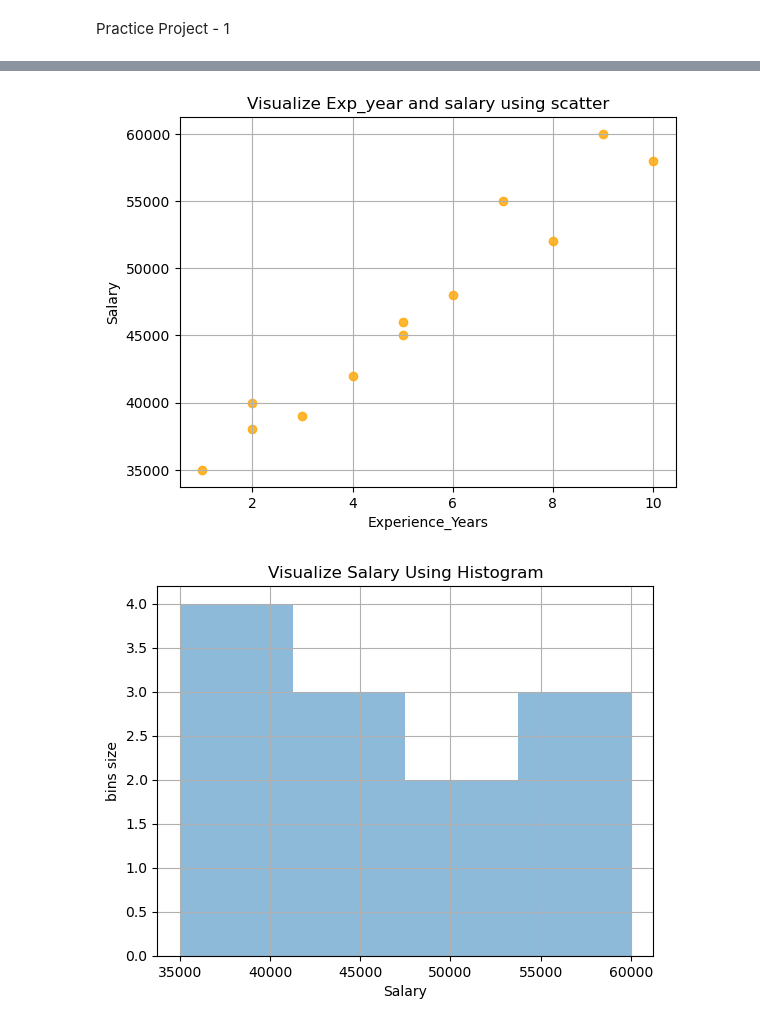
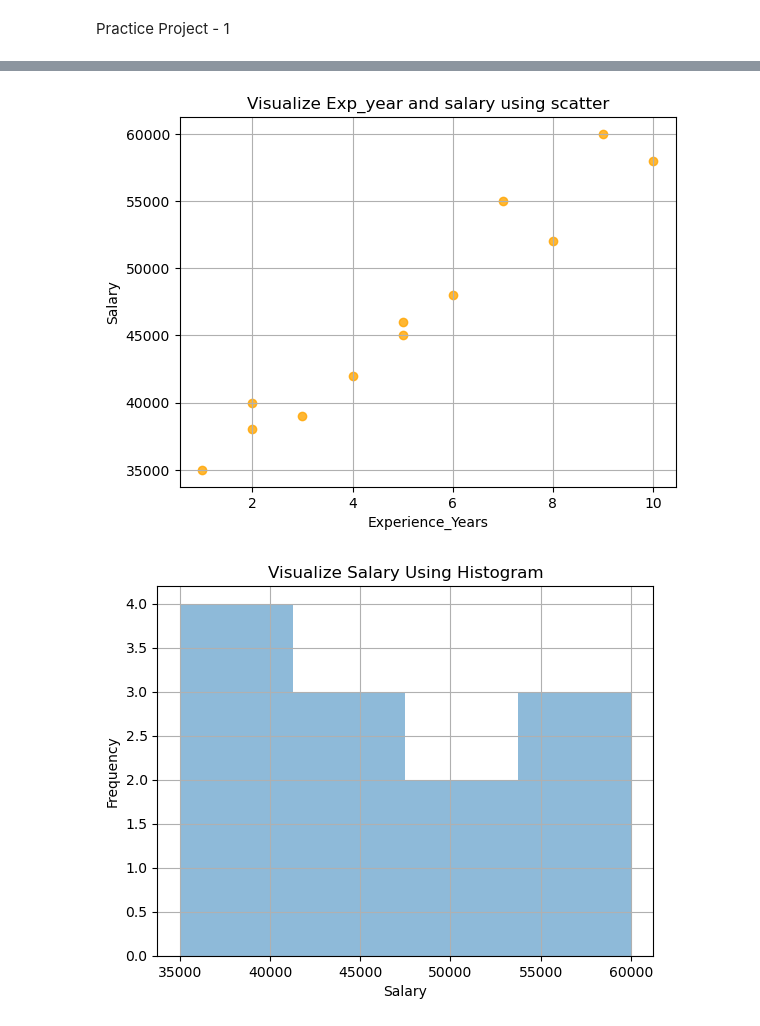
Before and after one commit to shripada-mahato/DS-Practice-Project, a Jupyter notebook: Practice_Project.ipynb, the cells around one changed output, grey strips where cells are left out. Saved outputs shown, nothing was run; the diff lists cells and outputs as text; code cells hidden in the pictures.

```diff
--- a/Practice_Project.ipynb
+++ b/Practice_Project.ipynb
@@ -74,31 +74,53 @@ plt.show()
 
 plt.hist(data['Salary'],
          alpha=0.5,
          bins=4
 )
 plt.title('Visualize Salary Using Histogram')
 plt.grid()
 plt.xlabel('Salary')
 plt.ylabel('Frequency')
 plt.show()
+
+# task - 4
+# plot-1
+plt.figure(figsize=(10,5))
+plt.subplot(1,2,1)
+plt.scatter(data['Experience_Years'],
+            data['Salary'],
+            marker='o',
+            alpha=0.8
+)
+plt.xlabel('Experience_years')
+plt.ylabel('Salary')
+plt.title('Experience vs Salary')
+# plot-2
+plt.subplot(1,2,2)
+plt.hist(
+            data['Salary'],
+            bins=4,
+            alpha=0.5
+)
+plt.title('Salary Distribution')
+plt.show()
 # %% [output]
 Original Dataset:-
      Employee_ID    Name Department  Age  Salary  Experience_Years  Performance_Score  Projects_Completed
 0           101   Rahul         IT   24   35000                 1                 78                   2
 1           102   Priya         HR   29   42000                 4                 85                   5
 2           103    Aman         IT   26   38000                 2                 82                   3
 3           104   Sneha    Finance   32   55000                 7                 91                   8
 4           105   Rohit         HR   28   45000                 5                 88                   6
 5           106  Anjali         IT   25   40000                 2                 80                   3
 6           107   Karan    Finance   35   60000                 9                 95                  10
 7           108    Neha         IT   27   39000                 3                 84                   4
 8           109  Vikram      Sales   31   48000                 6                 89                   7
 9           110   Pooja         HR   30   46000                 5                 86                   6
 ... (97 lines left out)
 HR         44333.333333
 IT         38000.000000
 Sales      50000.000000
 Name: Salary, dtype: float64
 [figure]
 [figure]
-[figure, old version]
+[figure, new version]
```
Also changed, not shown: parts of 1 cell of this notebook.
